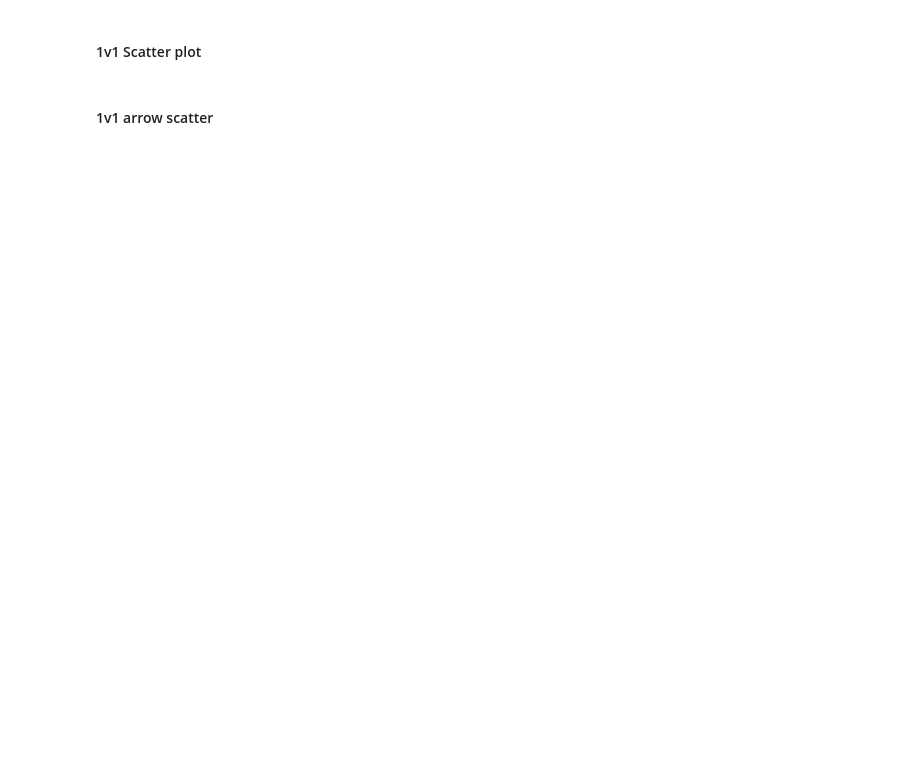
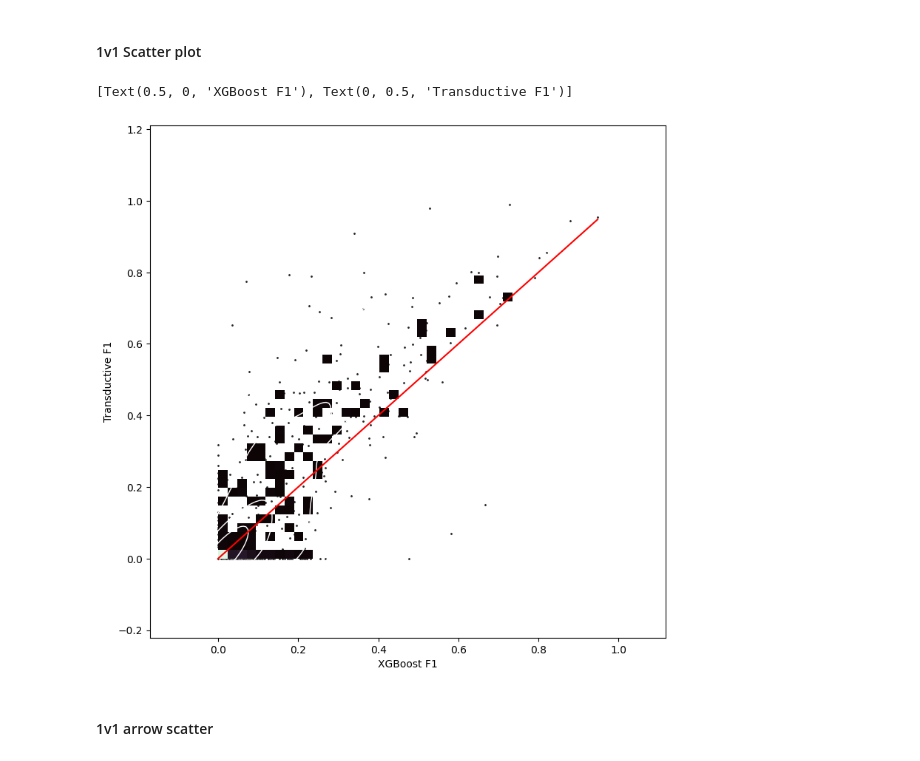
Before and after one commit to morand-g/malpolon-marbec, a Jupyter notebook: examples/RLS/RLS - Model comparison.ipynb, the cells around one changed output. Saved outputs shown, nothing was run; the diff lists cells and outputs as text; code cells hidden in the pictures; blank space fills up the shorter version.

```diff
--- a/examples/RLS/RLS - Model comparison.ipynb
+++ b/examples/RLS/RLS - Model comparison.ipynb
@@ -303,16 +329,19 @@ pyCompare.blandAltman(scores[names[3]].values,scores[names[0]].values)
 # %%
 import seaborn as sns
 from matplotlib import pyplot as plt
 
-x, y = scores[names[0]].values, scores[names[3]].values
+x, y = scores[names[0]].values, scores[names[2]].values
 
 # Draw a combo histogram and scatterplot with density contours
 f, ax = plt.subplots(figsize=(9, 9))
 sns.scatterplot(x=x, y=y, s=5, color=".15")
 sns.histplot(x=x, y=y, bins=40, pthresh=.1, cmap="mako")
 sns.kdeplot(x=x, y=y, levels=5, color="w", linewidths=1)
 sns.lineplot(x=[min(x), max(x)], y=[min(x), max(x)],color='red')
-ax.set(xlabel=names[0] + ' F1', ylabel=names[3] + ' F1')
+ax.set(xlabel=names[0] + ' F1', ylabel=names[2] + ' F1')
+# %% [output]
+[Text(0.5, 0, 'XGBoost F1'), Text(0, 0.5, 'Transductive F1')]
+[figure, added]
 # %% [markdown]
 #### 1v1 arrow scatter
 # %%
```
Also changed, not shown: parts of 12 cells of this notebook, 2 other files.
